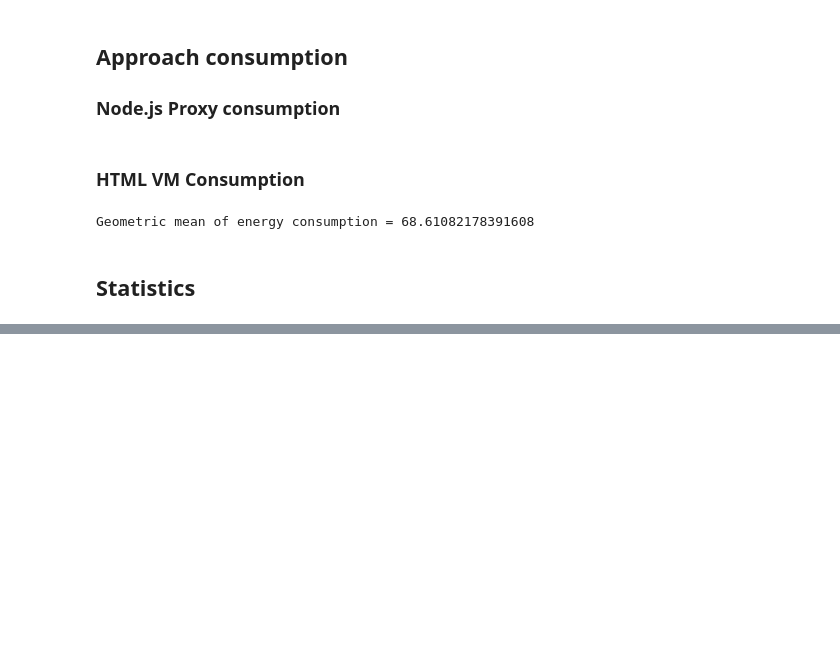
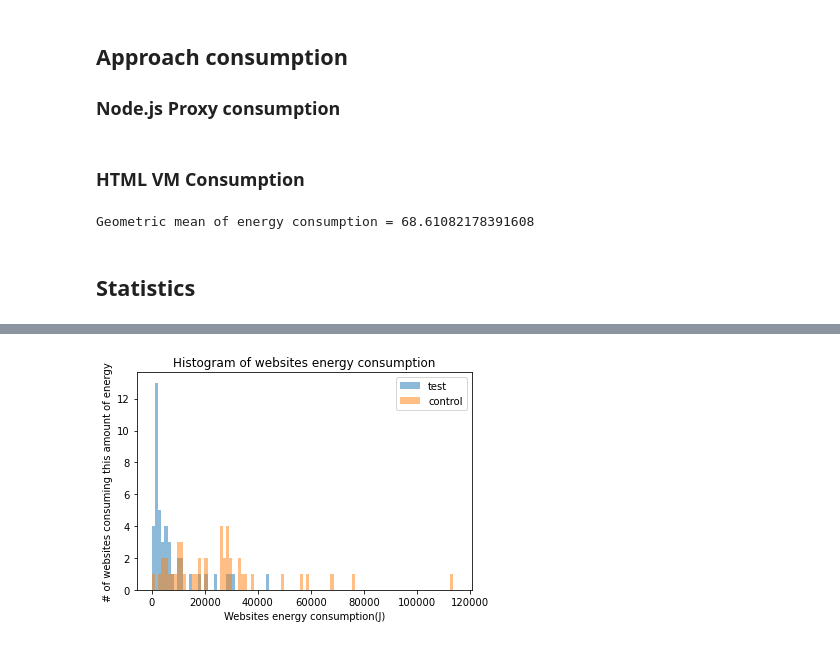
Before and after one commit to gwendal-jouneaux/AdaptableHTML-EnergyConsumption, a Jupyter notebook: WebsiteCarbon.ipynb, the cells around one changed output, grey strips where cells are left out. Drawn from its saved outputs; the diff is of its cells as text; code cells hidden in the pictures; blank space fills up the shorter version.

```diff
--- a/WebsiteCarbon.ipynb
+++ b/WebsiteCarbon.ipynb
@@ -147,9 +147,9 @@ for HAR_FILE in HAR_FILES:
         adapted_bytes = 0
         for r in jsonObj["log"]["entries"]:
             adapted_bytes += r["response"]["bodySize"]
-
+        parts = HAR_FILE.split("/")
         entry = {
-            "name": HAR_FILE,
+            "name": parts[-1],
             "transferSizes" : [normal_bytes, adapted_bytes],
             "energy" : [energyConsumption(normal_bytes) * J_PER_KWH, energyConsumption(adapted_bytes) * J_PER_KWH]
         }
@@ -200,17 +192,0 @@ def cohend_1sample(d, expected_mean):
-# %%
-ratios= []
-diffs = []
-for entry in data:
-    ratio = 1 - (entry["energy"][ADAPTED] + approach_average_consumption) / entry["energy"][NORMAL]
-    #if ratio < 0:
-    print(entry["name"] + " : " + str(ratio))
-    ratios.append(ratio)
-    diffs.append(entry["energy"][NORMAL] - entry["energy"][ADAPTED] - approach_average_consumption)
-dfRatios = pd.DataFrame(ratios)
-dfDiffs  = pd.DataFrame(diffs)
-print("\n\nRATIOS :")
-print(dfRatios.describe())
-print("\nDIFF(J) :")
-print(dfDiffs.describe())
-
-sns.distplot(ratios, norm_hist=True);
@@ -315,0 +238,12 @@ def cohend(d1, d2):
+# %%
+bins = np.linspace(100, 115000, 100)
+
+plt.hist(test, bins, alpha=0.5, label='test')
+plt.hist(control, bins, alpha=0.5, label='control')
+plt.legend(loc='upper right')
+plt.title('Histogram of websites energy consumption')
+plt.xlabel('Websites energy consumption(J)')
+plt.ylabel('# of websites consuming this amount of energy')
+plt.show()
+# %% [output]
+[figure, added]
```
Also changed, not shown: parts of 24 cells of this notebook, 4 other files.
